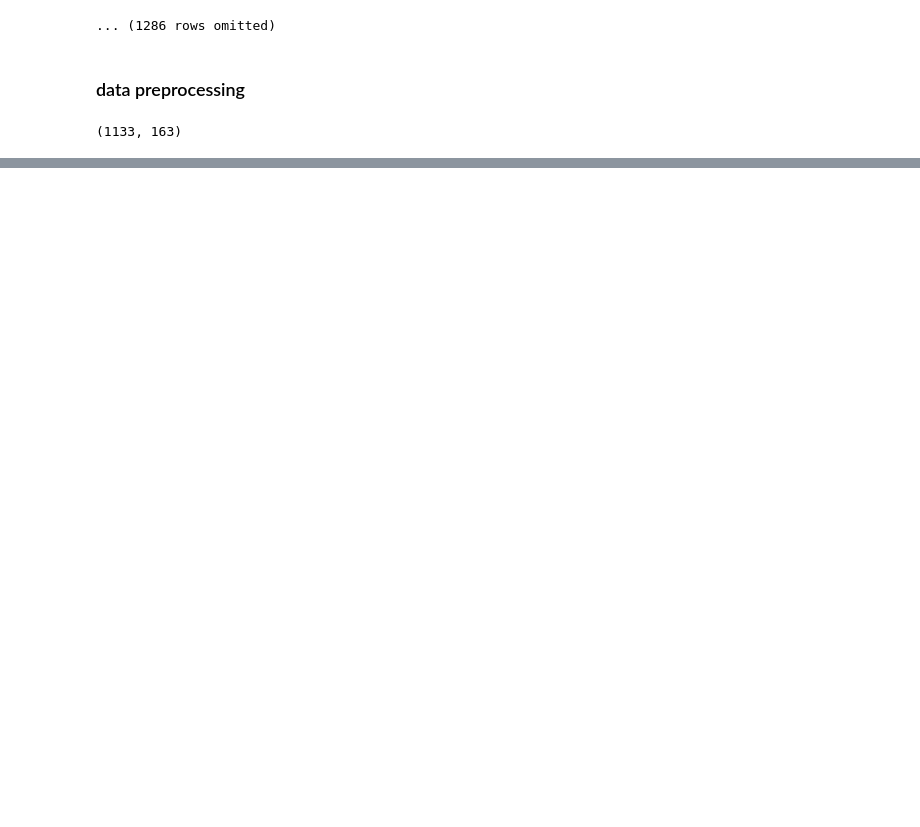
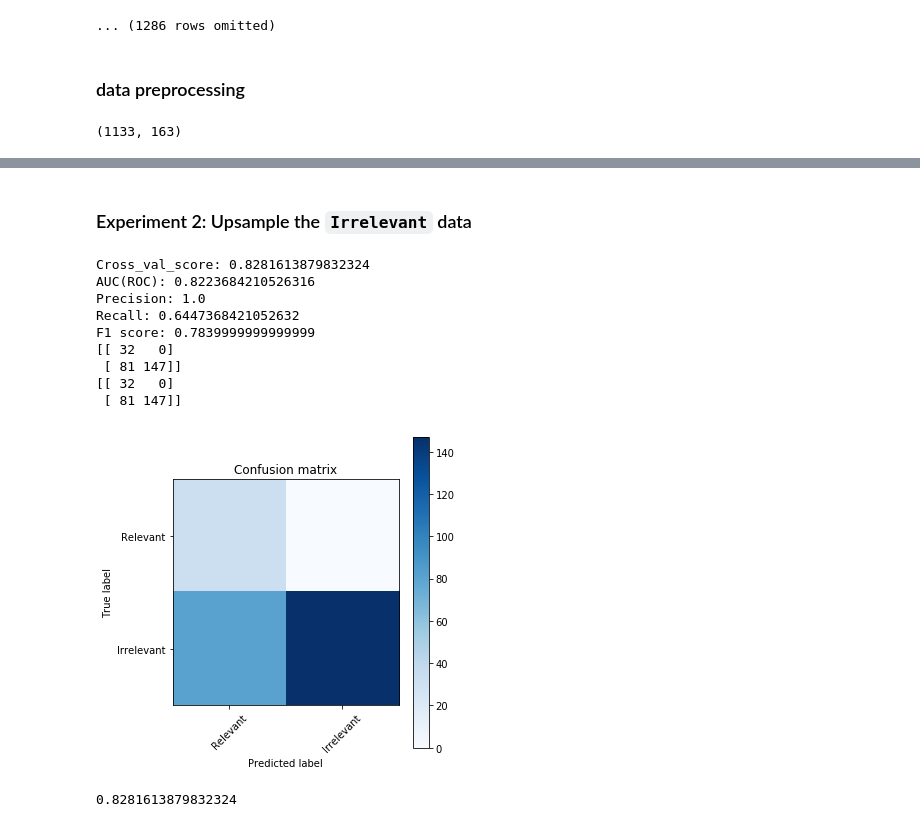
Before and after one commit to karenyyy/data_science, a Jupyter notebook: Datasci_Fall_18/ds200/Labs/lab5/lab5.ipynb, the cells around one changed output, grey strips where cells are left out. Saved outputs shown, nothing was run; the diff lists cells and outputs as text; code cells hidden in the pictures; blank space fills up the shorter version.

```diff
--- a/Datasci_Fall_18/ds200/Labs/lab5/lab5.ipynb
+++ b/Datasci_Fall_18/ds200/Labs/lab5/lab5.ipynb
@@ -200,0 +307,30 @@ plot_cm(metrics.confusion_matrix(y_test, y_pred))
+# %% [markdown]
+### Experiment 2: Upsample the `Irrelevant` data
+# %%
+def oversample(data, vector):
+    os = SMOTE(random_state=0)
+    X_train, X_test, y_train, y_test = train_test_split(data.text, data.Relevant, test_size=0.2, random_state=100)
+    X_train_vect = vector.fit_transform(X_train).todense()
+    X_test_vect = vector.transform(X_test)
+    os_X_train, os_y_train = os.fit_sample(X_train_vect, y_train)
+    return os_X_train, X_test_vect, os_y_train, y_test
+# %%
+X_train_vect, X_test_vect, y_train, y_test = oversample(tagged, vect)
+classify(X_train_vect=X_train_vect,
+        X_test_vect=X_test_vect,
+        y_train =y_train,
+        y_test=y_test,
+        model=clf,
+        vector=vect)
+# %% [output]
+Cross_val_score: 0.8281613879832324
+AUC(ROC): 0.8223684210526316
+Precision: 1.0
+Recall: 0.6447368421052632
+F1 score: 0.7839999999999999
+[[ 32   0]
+ [ 81 147]]
+[[ 32   0]
+ [ 81 147]]
+[figure, added]
+0.8281613879832324
```
Also changed, not shown: parts of 34 cells of this notebook, 47 other files.
